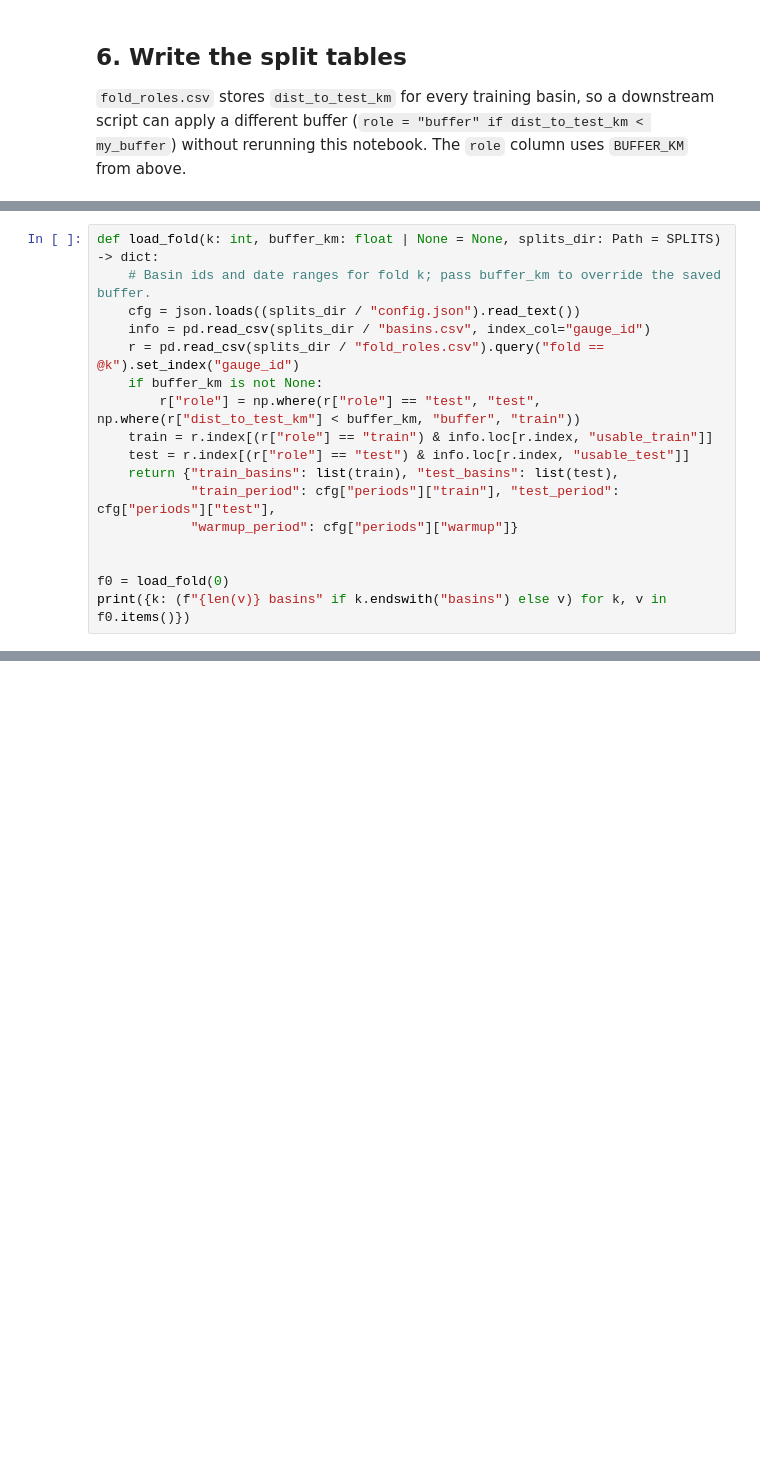
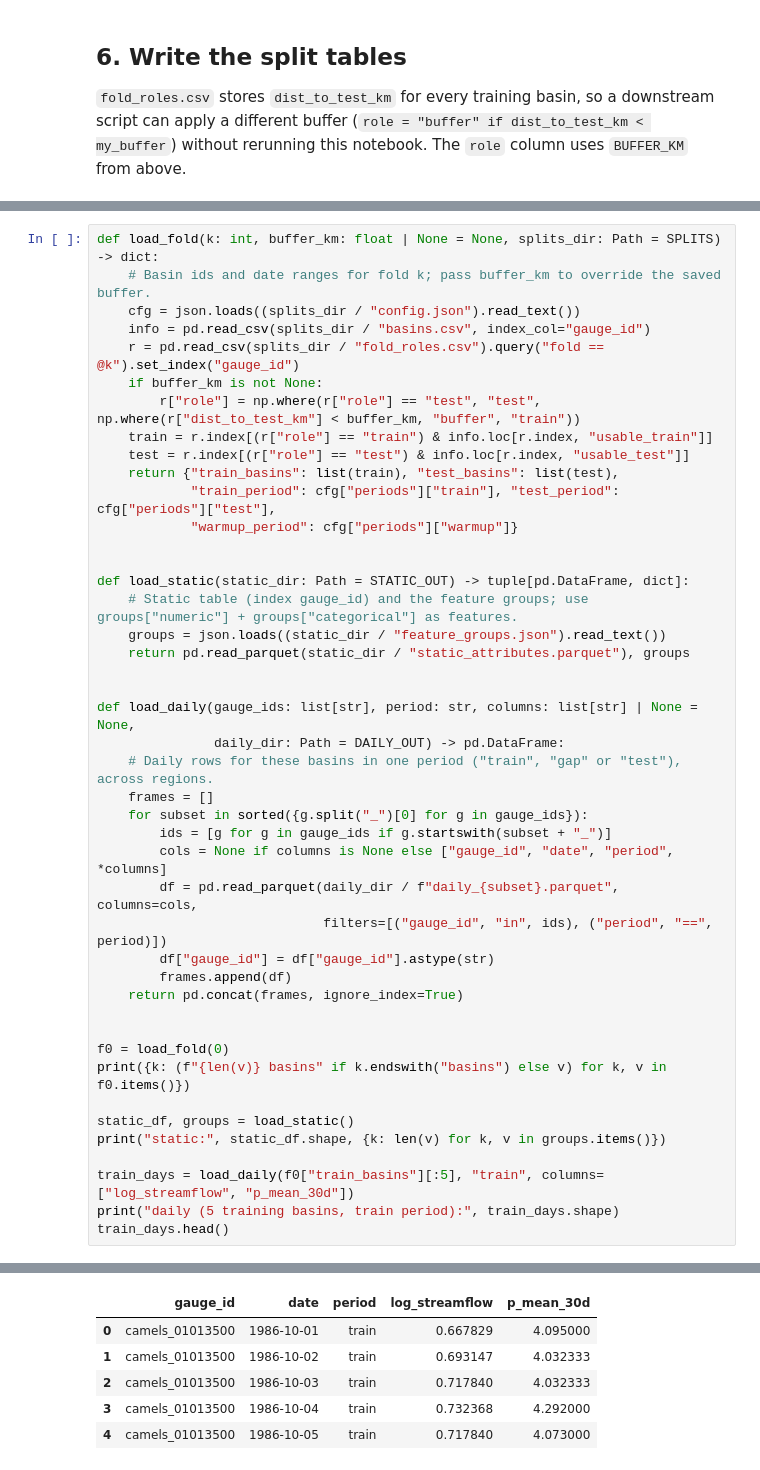
Before and after one commit to samussiah/data780-group-project, a Jupyter notebook: notebooks/02_preprocessing.ipynb, the cells around one changed output, grey strips where cells are left out. Drawn from its saved outputs; the diff is of its cells as text; blank space fills up the shorter version.

```diff
--- a/notebooks/02_preprocessing.ipynb
+++ b/notebooks/02_preprocessing.ipynb
@@ -485,7 +757,34 @@ def load_fold(k: int, buffer_km: float | None = None, splits_dir: Path = SPLITS)
             "warmup_period": cfg["periods"]["warmup"]}
 
 
+def load_static(static_dir: Path = STATIC_OUT) -> tuple[pd.DataFrame, dict]:
+    # Static table (index gauge_id) and the feature groups; use groups["numeric"] + groups["categorical"] as features.
+    groups = json.loads((static_dir / "feature_groups.json").read_text())
+    return pd.read_parquet(static_dir / "static_attributes.parquet"), groups
+
+
+def load_daily(gauge_ids: list[str], period: str, columns: list[str] | None = None,
+               daily_dir: Path = DAILY_OUT) -> pd.DataFrame:
+    # Daily rows for these basins in one period ("train", "gap" or "test"), across regions.
+    frames = []
+    for subset in sorted({g.split("_")[0] for g in gauge_ids}):
+        ids = [g for g in gauge_ids if g.startswith(subset + "_")]
+        cols = None if columns is None else ["gauge_id", "date", "period", *columns]
+        df = pd.read_parquet(daily_dir / f"daily_{subset}.parquet", columns=cols,
+                             filters=[("gauge_id", "in", ids), ("period", "==", period)])
+        df["gauge_id"] = df["gauge_id"].astype(str)
+        frames.append(df)
+    return pd.concat(frames, ignore_index=True)
+
+
 f0 = load_fold(0)
 print({k: (f"{len(v)} basins" if k.endswith("basins") else v) for k, v in f0.items()})
+
+static_df, groups = load_static()
+print("static:", static_df.shape, {k: len(v) for k, v in groups.items()})
+
+train_days = load_daily(f0["train_basins"][:5], "train", columns=["log_streamflow", "p_mean_30d"])
+print("daily (5 training basins, train period):", train_days.shape)
+train_days.head()
 # %% [output]
 {'train_basins': '858 basins', 'test_basins': '235 basins', 'train_period': ['1986-10-01', '2003-09-30'], 'test_period': ['2004-10-01', '2014-09-30'], 'warmup_period': ['1985-10-01', '1986-09-30']}
@@ -492,3 +793,9 @@ print({k: (f"{len(v)} basins" if k.endswith("basins") else v) for k, v in f0.ite
+|  | gauge_id | date | period | log_streamflow | p_mean_30d |
+| 0 | camels_01013500 | 1986-10-01 | train | 0.667829 | 4.095000 |
+| 1 | camels_01013500 | 1986-10-02 | train | 0.693147 | 4.032333 |
+| 2 | camels_01013500 | 1986-10-03 | train | 0.717840 | 4.032333 |
+| 3 | camels_01013500 | 1986-10-04 | train | 0.732368 | 4.292000 |
+| 4 | camels_01013500 | 1986-10-05 | train | 0.717840 | 4.073000 |
 # %% [markdown]
 ## Open questions for the team
 
```
Also changed, not shown: parts of 18 cells of this notebook, 5 other files.
